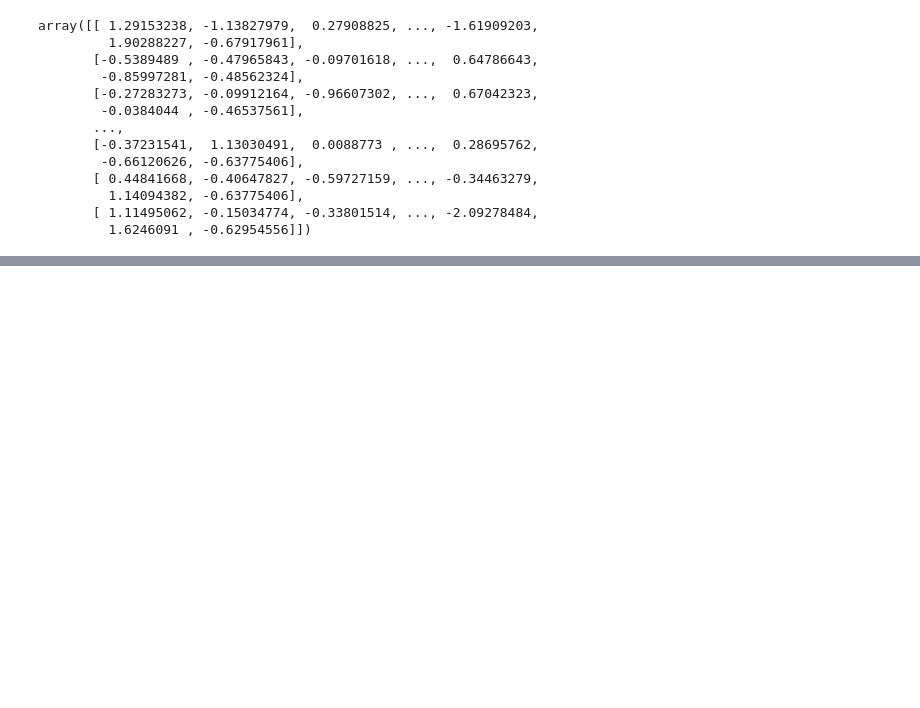
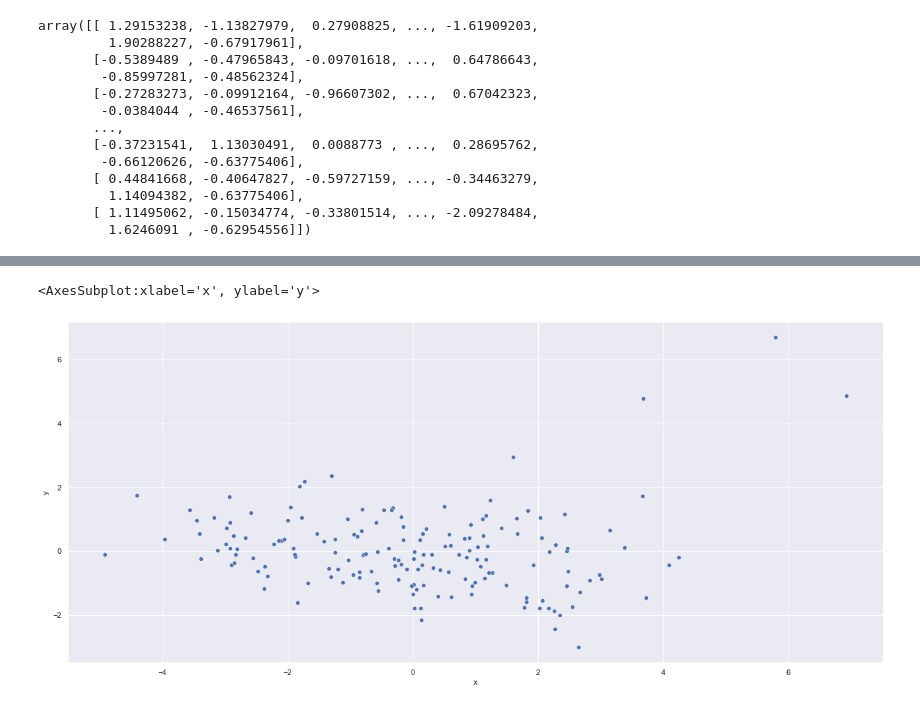
Before and after one commit to Vincent-Ta/Country_classification, a Jupyter notebook: main.ipynb, the cells around one changed output, grey strips where cells are left out. Saved outputs shown, nothing was run; the diff lists cells and outputs as text; code cells hidden in the pictures; blank space fills up the shorter version.

```diff
--- a/main.ipynb
+++ b/main.ipynb
@@ -143,8 +158,9 @@ A faire
 # %% [markdown]
 On remplace les valeurs par des valeurs que l'on normalise
 # %%
-object = StandardScaler()
-object.fit_transform(country_data)
+standart_scaler = StandardScaler()
+standart_country = standart_scaler.fit_transform(country_data)
+standart_country
 # %% [output]
 array([[ 1.29153238, -1.13827979,  0.27908825, ..., -1.61909203,
          1.90288227, -0.67917961],
@@ -161,0 +180,6 @@ array([[ 1.29153238, -1.13827979,  0.27908825, ..., -1.61909203,
+# %%
+pca = PCA(n_components=2)
+np_pca = pca.fit_transform(standart_country)
+country_pca = pd.DataFrame(np_pca, columns = ['x','y'])
+
+country_pca
@@ -161,0 +200,5 @@ array([[ 1.29153238, -1.13827979,  0.27908825, ..., -1.61909203,
+# %%
+sns.scatterplot(data=country_pca, x='x', y='y')
+# %% [output]
+<AxesSubplot:xlabel='x', ylabel='y'>
+[figure, added]
```
Also changed, not shown: parts of 6 cells of this notebook.
